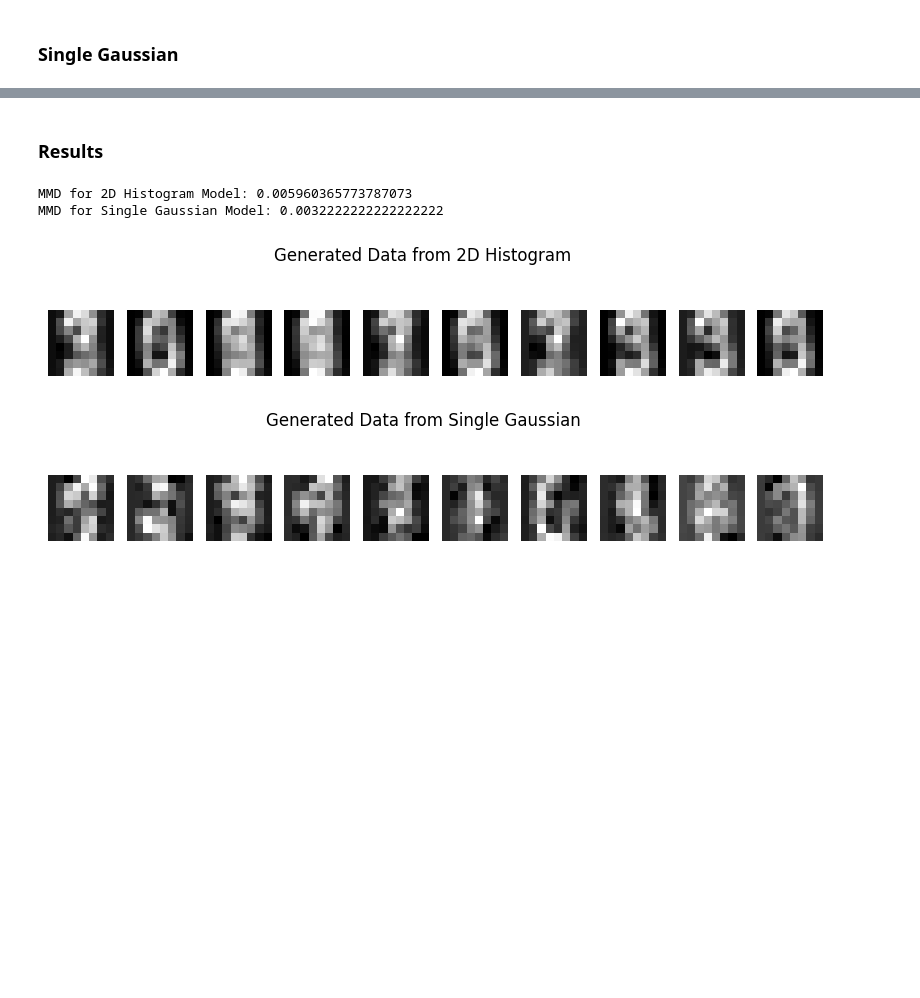
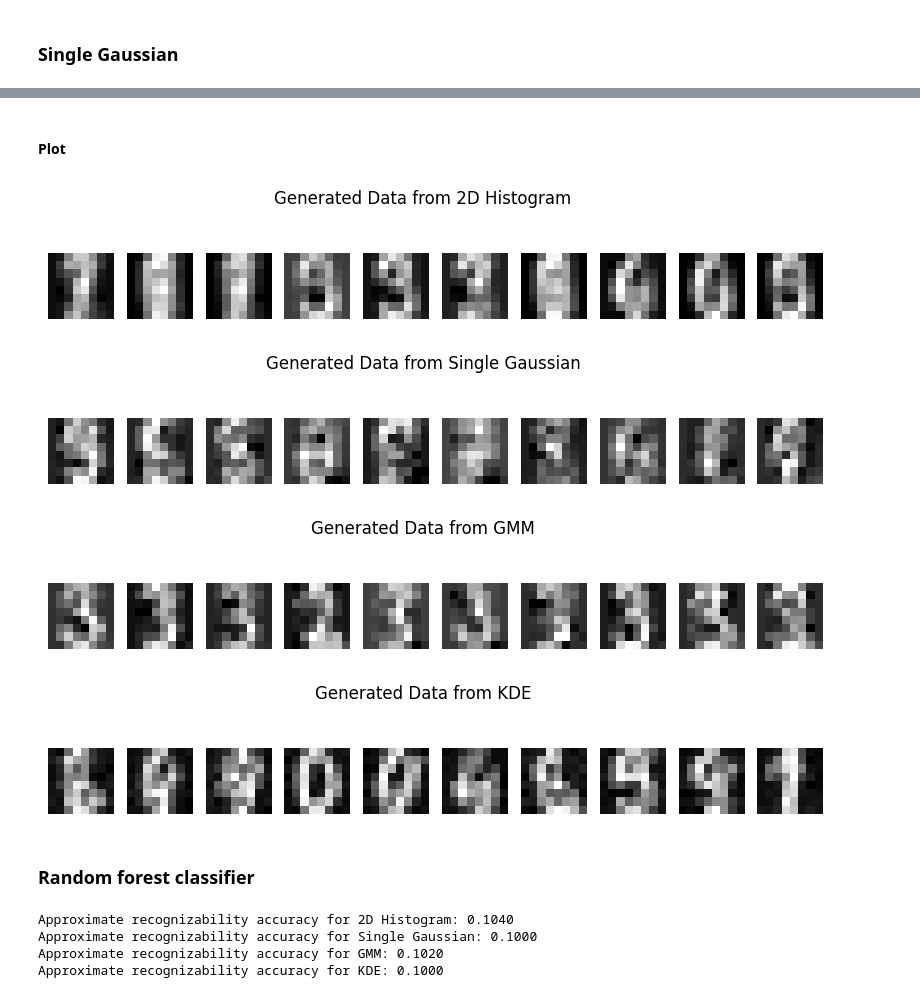
Before and after one commit to sandrinjoy/gnns-ws-24, a Jupyter notebook: task_2_generative-baselines.ipynb, the cells around one changed output, grey strips where cells are left out. Saved outputs shown, nothing was run; the diff lists cells and outputs as text; code cells hidden in the pictures; blank space fills up the shorter version.

Commit message:
completed basic model, bad accuracy

```diff
--- a/task_2_generative-baselines.ipynb
+++ b/task_2_generative-baselines.ipynb
@@ -99,0 +81,15 @@ generated_data_gaussian = generate_gaussian_samples(mean, covariance, 1000)
+# %%
+def fit_gmm(X, n_components):
+    gmm = GaussianMixture(n_components=n_components, random_state=1)
+    gmm.fit(X)
+    return gmm
+
+# Generate samples from GMM
+def generate_gmm_samples(gmm, n_samples):
+    return gmm.sample(n_samples)[0]
+# %%
+# Fit GMM with 10 clusters
+gmm = fit_gmm(x_digits, n_components=10)
+
+# data from GMM
+generated_data_gmm = generate_gmm_samples(gmm, n_samples=1000)
@@ -100 +98,16 @@ generated_data_gaussian = generate_gaussian_samples(mean, covariance, 1000)
+# %%
+def fit_kde(x, bandwidth):
+    kde = KernelDensity(kernel='gaussian', bandwidth=bandwidth)
+    kde.fit(x)
+    return kde
+
+# Generate samples from KDE
+def generate_kde_samples(kde, n_samples):
+    indices = np.random.choice(len(x_digits), n_samples)
+    return x_digits[indices] + kde.sample(n_samples)
+# %%
+# Fit KDE with a specified bandwidth
+kde = fit_kde(x_digits, bandwidth=1.0)
+
+generated_data_kde = generate_kde_samples(kde, n_samples=1000)
 # %% [markdown]
@@ -105,26 +151,25 @@ mmd_gaussian = mmd(X_test, generated_data_gaussian, squared_exponential_kernel)
 # %% [markdown]
-### Results
+#### Plot
 # %%
-# Print MMD results
-print(f"MMD for 2D Histogram Model: {mmd_histogram}")
-print(f"MMD for Single Gaussian Model: {mmd_gaussian}")
-
-# Function to plot generated samples as images
+# To plot generated samples
 def plot_generated_digits(data, title="Generated Data"):
-    n = data.shape[0]
+    n = min(10, data.shape[0])
     plt.figure(figsize=(10, 2))
     for i in range(n):
         plt.subplot(1, n, i + 1)
         plt.imshow(data[i].reshape(8, 8), cmap="gray")
         plt.axis("off")
     plt.suptitle(title)
     plt.show()
 
-# Plot the generated samples in 8x8 grid format
-plot_generated_digits(generated_data_64d[:10], "Generated Data from 2D Histogram")
-plot_generated_digits(generated_data_gaussian[:10], "Generated Data from Single Gaussian")
+plot_generated_digits(generated_histogram_data_64d, "Generated Data from 2D Histogram")
+plot_generated_digits(generated_data_gaussian, "Generated Data from Single Gaussian")
+plot_generated_digits(generated_data_gmm, "Generated Data from GMM")
+plot_generated_digits(generated_data_kde, "Generated Data from KDE")
 # %% [output]
-MMD for 2D Histogram Model: 0.005960365773787073
-MMD for Single Gaussian Model: 0.0032222222222222222
-[figure, old version]
+[figure, new version]
-[figure, old version]
+[figure, new version]
+[figure, added]
+[figure, added]
+# %% [markdown]
+### Random forest classifier
@@ -130,0 +184,21 @@ MMD for Single Gaussian Model: 0.0032222222222222222
+# %%
+# train a RandomForestClassifier on the original dataset
+rf_classifier = RandomForestClassifier(n_estimators=100, random_state=0)
+rf_classifier.fit(x_digits, y_digits)
+
+# Step 4: Classify generated samples to check recognizability
+def evaluate(model_name, generated_data):
+    labels_pred = rf_classifier.predict(generated_data)
+    accuracy = accuracy_score(y_digits[:len(labels_pred)], labels_pred)
+    print(f"Approximate recognizability accuracy for {model_name}: {accuracy:.4f}")
+
+# Evaluate accuracy of generated samples
+evaluate("2D Histogram", generated_histogram_data_64d)
+evaluate("Single Gaussian", generated_data_gaussian)
+evaluate("GMM", generated_data_gmm)
+evaluate("KDE", generated_data_kde)
+# %% [output]
+Approximate recognizability accuracy for 2D Histogram: 0.1040
+Approximate recognizability accuracy for Single Gaussian: 0.1000
+Approximate recognizability accuracy for GMM: 0.1020
+Approximate recognizability accuracy for KDE: 0.1000
```
Also changed, not shown: parts of 17 cells of this notebook.
